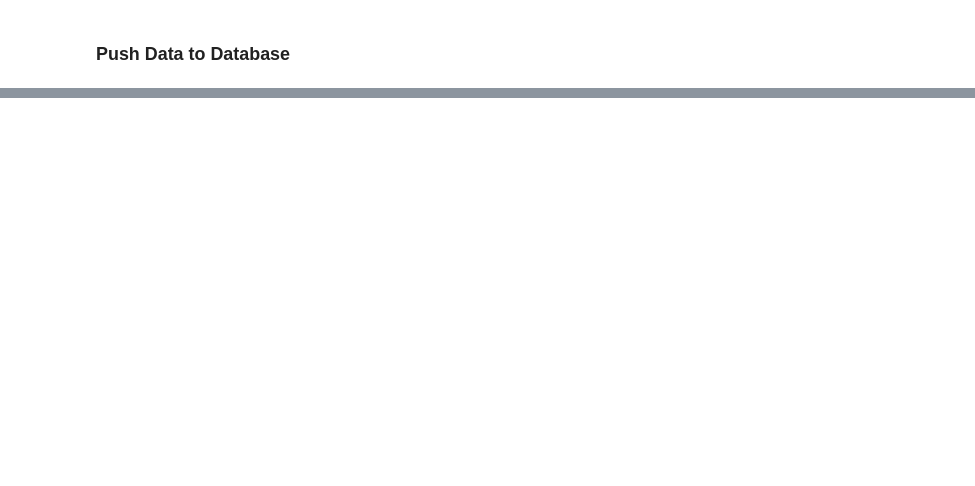
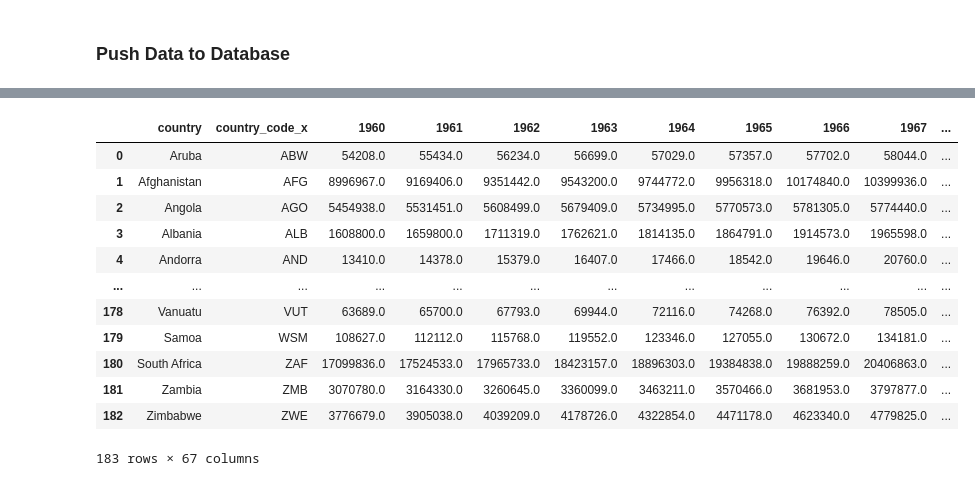
Before and after one commit to tlenzmeier58/project_2_whats_for_breakfast, a Jupyter notebook: working.ipynb, the cells around one changed output, grey strips where cells are left out. Saved outputs shown, nothing was run; the diff lists cells and outputs as text; code cells hidden in the pictures; blank space fills up the shorter version.

```diff
--- a/working.ipynb
+++ b/working.ipynb
@@ -130,18 +256,23 @@ livestock.to_sql(name='tbl_livestock', con=engine, if_exists='append', index=Fal
 # %%
-# Use melt to transpose certain columns
+# Tidy up Population
 population_df = pd.read_csv("../project_2_whats_for_breakfast/data/pop1.csv")
 population_df.copy()
 population_df = population_df.rename(columns={'Country Name':'country', 'Country Code':'country_code'})
 population_df
 population_df.dropna(how='any')
 population = pd.merge(population_df, countries_df, how='inner', on='country')
 population
-
-population = population.melt(
-    id_vars=['country', 'country_code_x'], value_vars=['1980', '1985', '1990', '1995', '2000', '2005', '2010', '2015', '2020'], \
-        var_name='year', value_name='population'
-)
-population = population.rename(columns={'country_code_x':'country_code'})
-population = population.dropna(how='any')
-
-population.to_sql(name='tbl_population', con=engine, if_exists='append', index=False)
+# %% [output]
+|  | country | country_code_x | 1960 | 1961 | 1962 | 1963 | 1964 | 1965 | 1966 | 1967 | ... |
+| 0 | Aruba | ABW | 54208.0 | 55434.0 | 56234.0 | 56699.0 | 57029.0 | 57357.0 | 57702.0 | 58044.0 | ... |
+| 1 | Afghanistan | AFG | 8996967.0 | 9169406.0 | 9351442.0 | 9543200.0 | 9744772.0 | 9956318.0 | 10174840.0 | 10399936.0 | ... |
+| 2 | Angola | AGO | 5454938.0 | 5531451.0 | 5608499.0 | 5679409.0 | 5734995.0 | 5770573.0 | 5781305.0 | 5774440.0 | ... |
+| 3 | Albania | ALB | 1608800.0 | 1659800.0 | 1711319.0 | 1762621.0 | 1814135.0 | 1864791.0 | 1914573.0 | 1965598.0 | ... |
+| 4 | Andorra | AND | 13410.0 | 14378.0 | 15379.0 | 16407.0 | 17466.0 | 18542.0 | 19646.0 | 20760.0 | ... |
+| ... | ... | ... | ... | ... | ... | ... | ... | ... | ... | ... | ... |
+| 178 | Vanuatu | VUT | 63689.0 | 65700.0 | 67793.0 | 69944.0 | 72116.0 | 74268.0 | 76392.0 | 78505.0 | ... |
+| 179 | Samoa | WSM | 108627.0 | 112112.0 | 115768.0 | 119552.0 | 123346.0 | 127055.0 | 130672.0 | 134181.0 | ... |
+| 180 | South Africa | ZAF | 17099836.0 | 17524533.0 | 17965733.0 | 18423157.0 | 18896303.0 | 19384838.0 | 19888259.0 | 20406863.0 | ... |
+| 181 | Zambia | ZMB | 3070780.0 | 3164330.0 | 3260645.0 | 3360099.0 | 3463211.0 | 3570466.0 | 3681953.0 | 3797877.0 | ... |
+| 182 | Zimbabwe | ZWE | 3776679.0 | 3905038.0 | 4039209.0 | 4178726.0 | 4322854.0 | 4471178.0 | 4623340.0 | 4779825.0 | ... |
+183 rows × 67 columns
```
Also changed, not shown: parts of 19 cells of this notebook.
